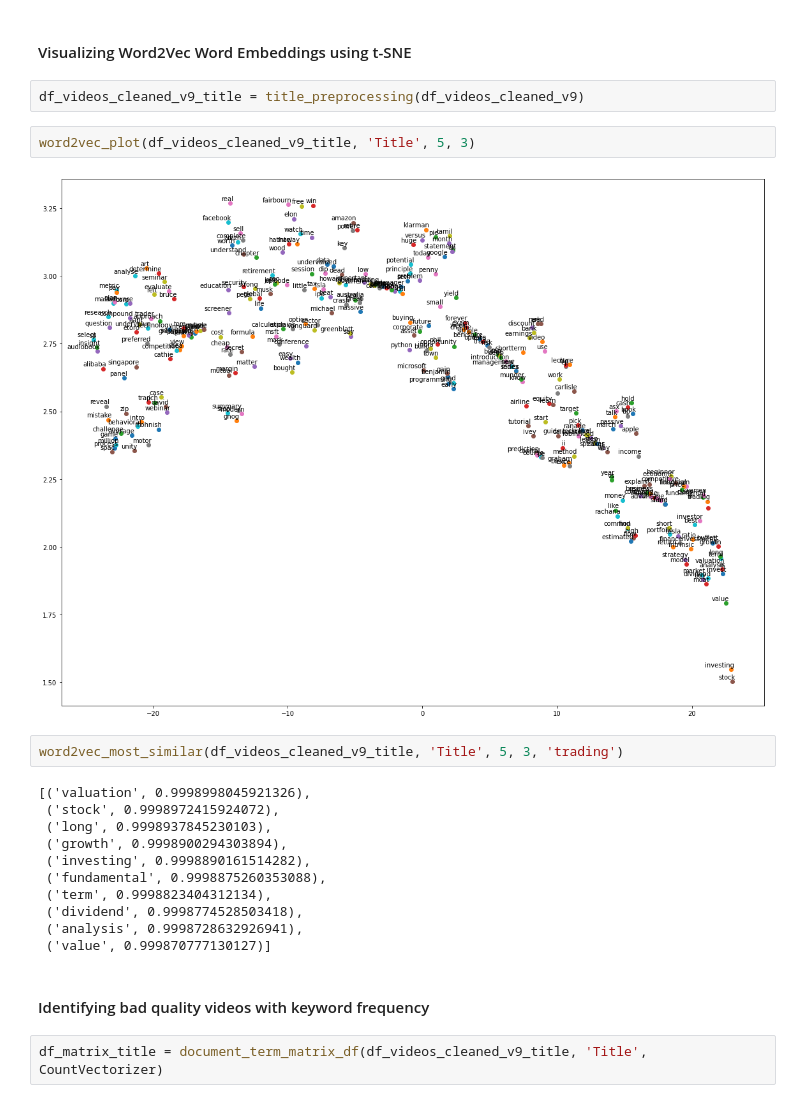
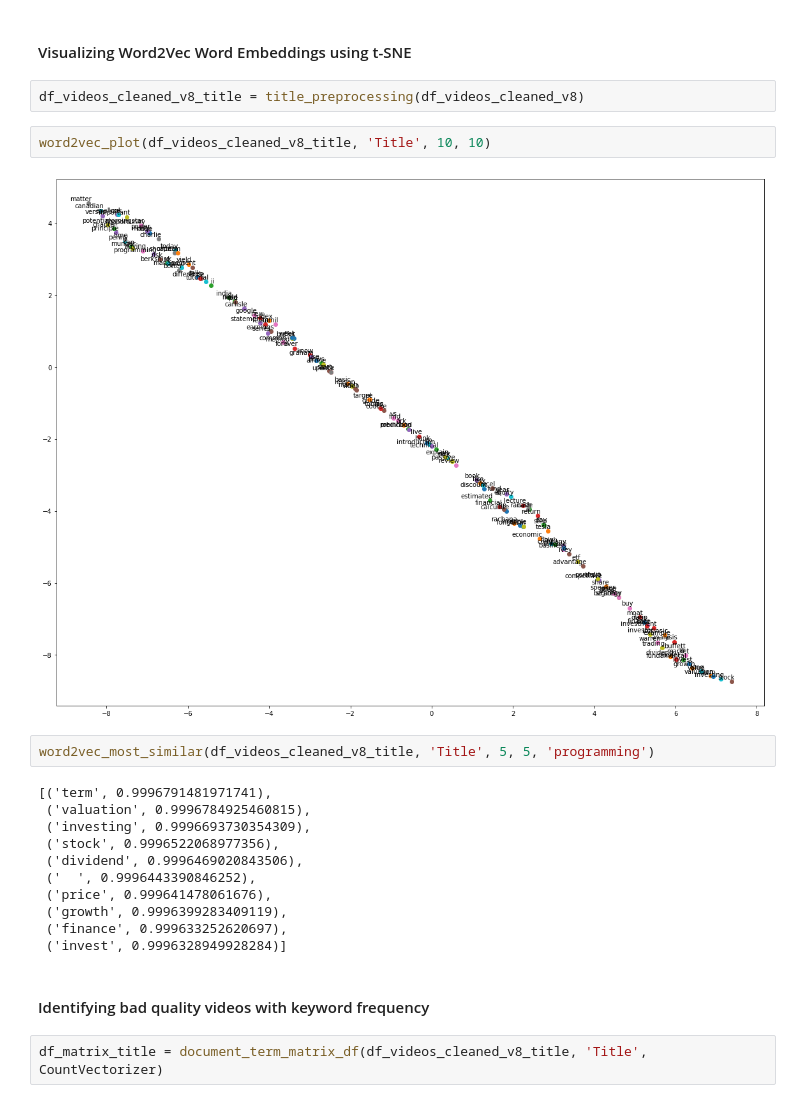
Before and after one commit to mkschoi/project5_youtube_recommender, a Jupyter notebook: Code/word_embed_freq_sentiment.ipynb, the cells around one changed output. Drawn from its saved outputs; the diff is of its cells as text.

```diff
--- a/Code/word_embed_freq_sentiment.ipynb
+++ b/Code/word_embed_freq_sentiment.ipynb
@@ -235,27 +268,27 @@ bad_videos(df_videos_cleaned_v9, bad_videos_1).head()
 ### Video title word embeddings and frequency
 # %% [markdown]
 #### Visualizing Word2Vec Word Embeddings using t-SNE
-# %%
-df_videos_cleaned_v9_title = title_preprocessing(df_videos_cleaned_v9)
-# %%
-word2vec_plot(df_videos_cleaned_v9_title, 'Title', 5, 3)
-# %% [output]
-[figure, removed]
+# %%
+df_videos_cleaned_v8_title = title_preprocessing(df_videos_cleaned_v8)
+# %%
+word2vec_plot(df_videos_cleaned_v8_title, 'Title', 10, 10)
+# %% [output]
+[figure, added]
 # %%
-word2vec_most_similar(df_videos_cleaned_v9_title, 'Title', 5, 3, 'trading')
+word2vec_most_similar(df_videos_cleaned_v8_title, 'Title', 5, 5, 'programming')
 # %% [output]
-[('valuation', 0.9998998045921326),
- ('stock', 0.9998972415924072),
- ('long', 0.9998937845230103),
- ('growth', 0.9998900294303894),
- ('investing', 0.9998890161514282),
- ('fundamental', 0.9998875260353088),
- ('term', 0.9998823404312134),
- ('dividend', 0.9998774528503418),
- ('analysis', 0.9998728632926941),
- ('value', 0.999870777130127)]
+[('term', 0.9996791481971741),
+ ('valuation', 0.9996784925460815),
+ ('investing', 0.9996693730354309),
+ ('stock', 0.9996522068977356),
+ ('dividend', 0.9996469020843506),
+ ('  ', 0.9996443390846252),
+ ('price', 0.999641478061676),
+ ('growth', 0.9996399283409119),
+ ('finance', 0.999633252620697),
+ ('invest', 0.9996328949928284)]
 # %% [markdown]
 #### Identifying bad quality videos with keyword frequency
 # %%
-df_matrix_title = document_term_matrix_df(df_videos_cleaned_v9_title, 'Title', CountVectorizer)
+df_matrix_title = document_term_matrix_df(df_videos_cleaned_v8_title, 'Title', CountVectorizer)
 # %%
```
Also changed, not shown: parts of 24 cells of this notebook, 11 other files.
